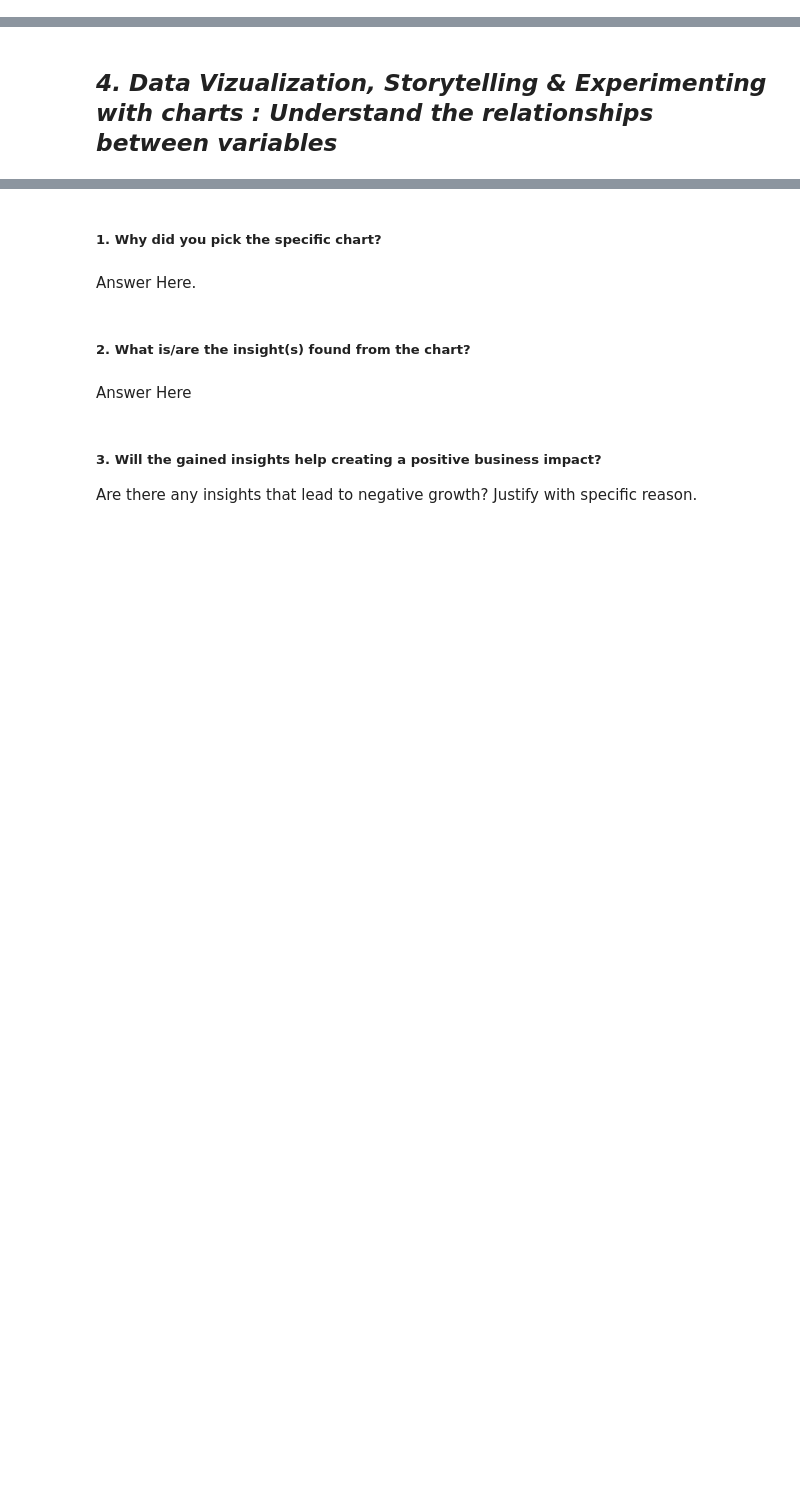
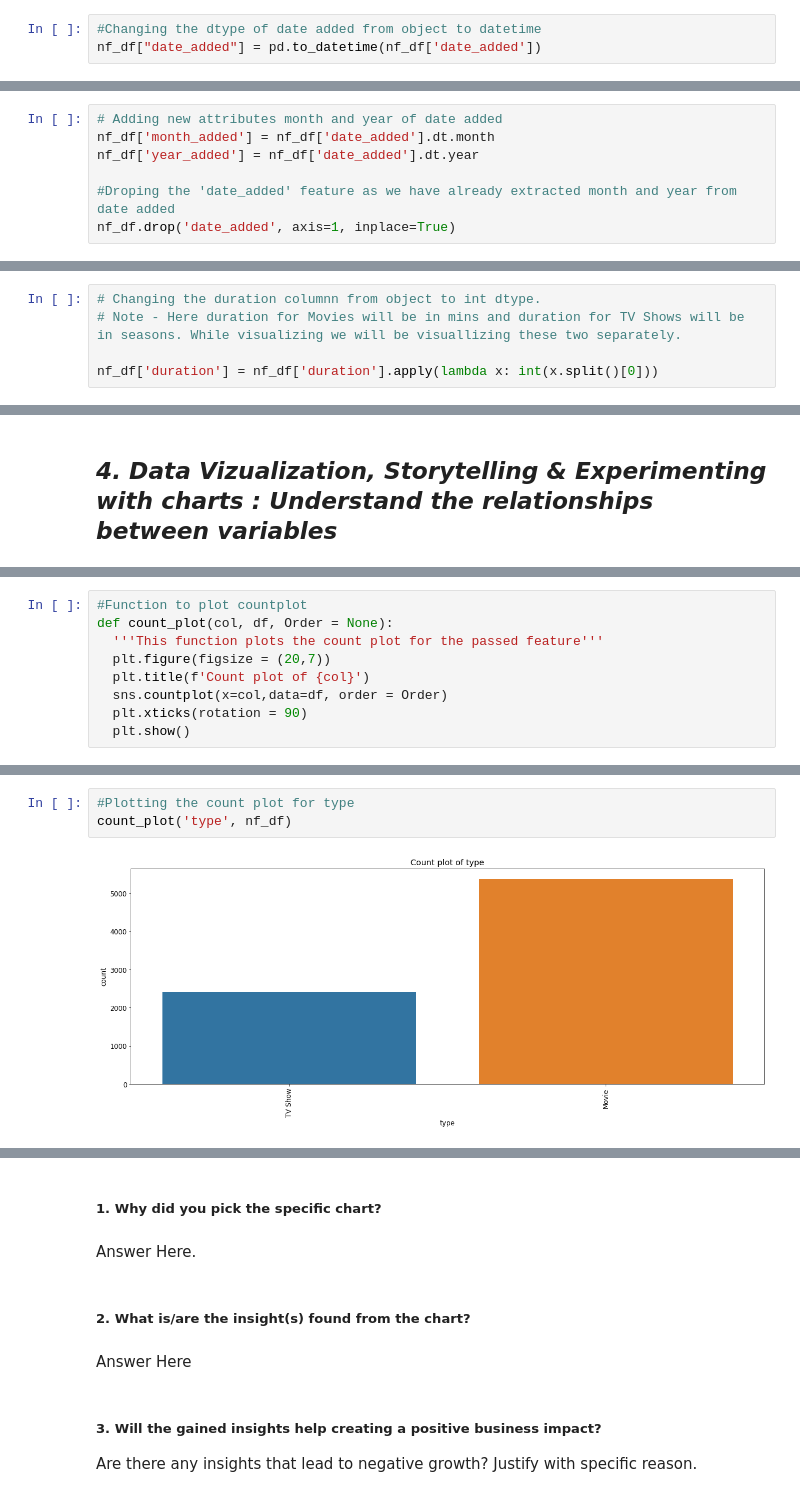
Before and after one commit to Prashant-Shaw/NETFLIX-Movies-TV-Shows-Clustering, a Jupyter notebook: NETFLIX_MOVIES_AND_TV_SHOWS_CLUSTERING.ipynb, the cells around one changed output, grey strips where cells are left out. Saved outputs shown, nothing was run; the diff lists cells and outputs as text; blank space fills up the shorter version.

```diff
--- a/NETFLIX_MOVIES_AND_TV_SHOWS_CLUSTERING.ipynb
+++ b/NETFLIX_MOVIES_AND_TV_SHOWS_CLUSTERING.ipynb
@@ -303,0 +338,3 @@ nf_df.describe(include = 'all')
+# %%
+#Changing the dtype of date added from object to datetime
+nf_df["date_added"] = pd.to_datetime(nf_df['date_added'])
@@ -303,0 +353,7 @@ nf_df.describe(include = 'all')
+# %%
+# Adding new attributes month and year of date added
+nf_df['month_added'] = nf_df['date_added'].dt.month
+nf_df['year_added'] = nf_df['date_added'].dt.year
+
+#Droping the 'date_added' feature as we have already extracted month and year from date added
+nf_df.drop('date_added', axis=1, inplace=True)
@@ -304 +362,6 @@ nf_df.describe(include = 'all')
+# %%
+# Changing the duration columnn from object to int dtype.
+# Note - Here duration for Movies will be in mins and duration for TV Shows will be in seasons. While visualizing we will be visuallizing these two separately.
+
+nf_df['duration'] = nf_df['duration'].apply(lambda x: int(x.split()[0]))
 # %% [markdown]
@@ -368,0 +378,9 @@ Answer Here
+# %%
+#Function to plot countplot
+def count_plot(col, df, Order = None):
+  '''This function plots the count plot for the passed feature'''
+  plt.figure(figsize = (20,7))
+  plt.title(f'Count plot of {col}')
+  sns.countplot(x=col,data=df, order = Order)
+  plt.xticks(rotation = 90)
+  plt.show()
@@ -368,0 +431,5 @@ Answer Here
+# %%
+#Plotting the count plot for type
+count_plot('type', nf_df)
+# %% [output]
+[figure, added]
```
Also changed, not shown: parts of 67 cells of this notebook.
